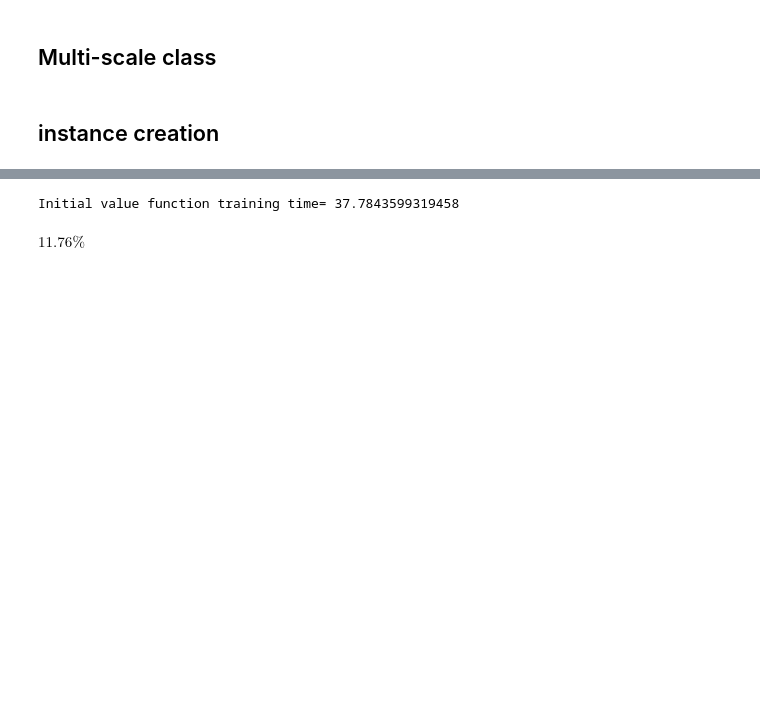
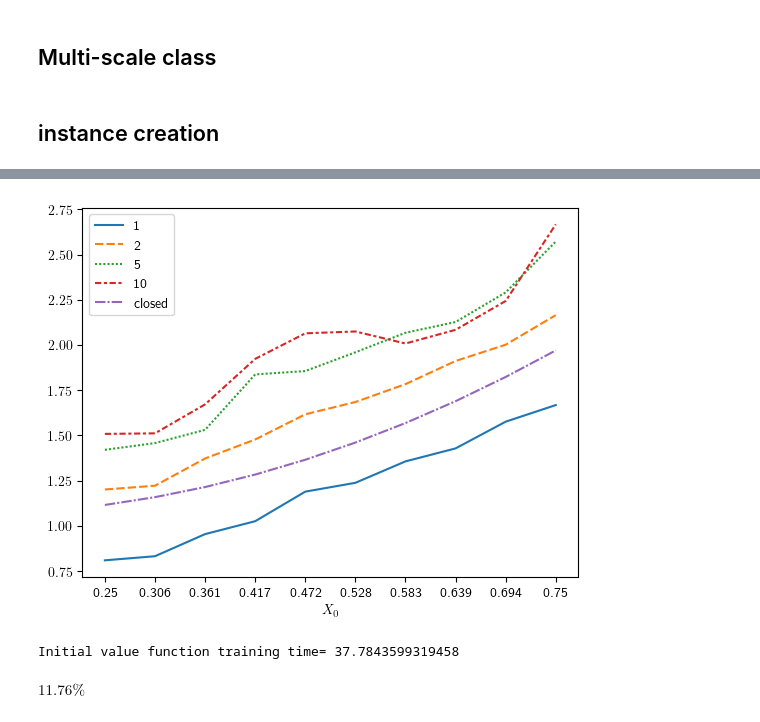
Before and after one commit to arashfahim/multiscale-PGM-for-stochastic-control, a Jupyter notebook: LQC/rewrite/LQC_Updated_v5.ipynb, the cells around one changed output, grey strips where cells are left out. Cells and saved outputs as stored; diff of their text form; code cells hidden in the pictures; blank space fills up the shorter version.

```diff
--- a/LQC/rewrite/LQC_Updated_v5.ipynb
+++ b/LQC/rewrite/LQC_Updated_v5.ipynb
@@ -799,3 +843,24 @@ Training time= 75.96791100502014
+# %%
+K = 10
+X = torch.linspace(.25,.75,K)
+T = torch.zeros([K,1])
+tx = torch.concat((T,X.unsqueeze(-1)),dim=1)
+df0 = pd.DataFrame(np.zeros([K,5]),columns=[1,2,5,10,'closed']);
+for i,_ in df0.iterrows():
+    for c in df0.columns:
+        if c != 'closed':
+            df0.loc[i,c] = lqsc.cost_eval(lqsc.policy,5000,X[i],policy_update_lag=c).clone().detach().numpy()
+df0['closed'] = solution(tx)
+df0['index'] = [str(x) for x in X.clone().detach().numpy()]
+df0.set_index('index',inplace=True,drop=True)
+# %%
+g = sns.lineplot(data=df0);
+g.set_xticklabels(list(np.round(X.clone().detach().numpy(),3)));
+g.set_xlabel(r"$X_0$");
+# texts = [float(t.get_text())  for t in g.get_xticklabels()]
+# texts
+# %% [output]
+[figure, added]
 # %%
 ms1.cost_eval(ms1.policy,1000)
 qpoint = (ms1.x1 - ms1.x0)/4.
```
Also changed, not shown: parts of 12 cells of this notebook.
